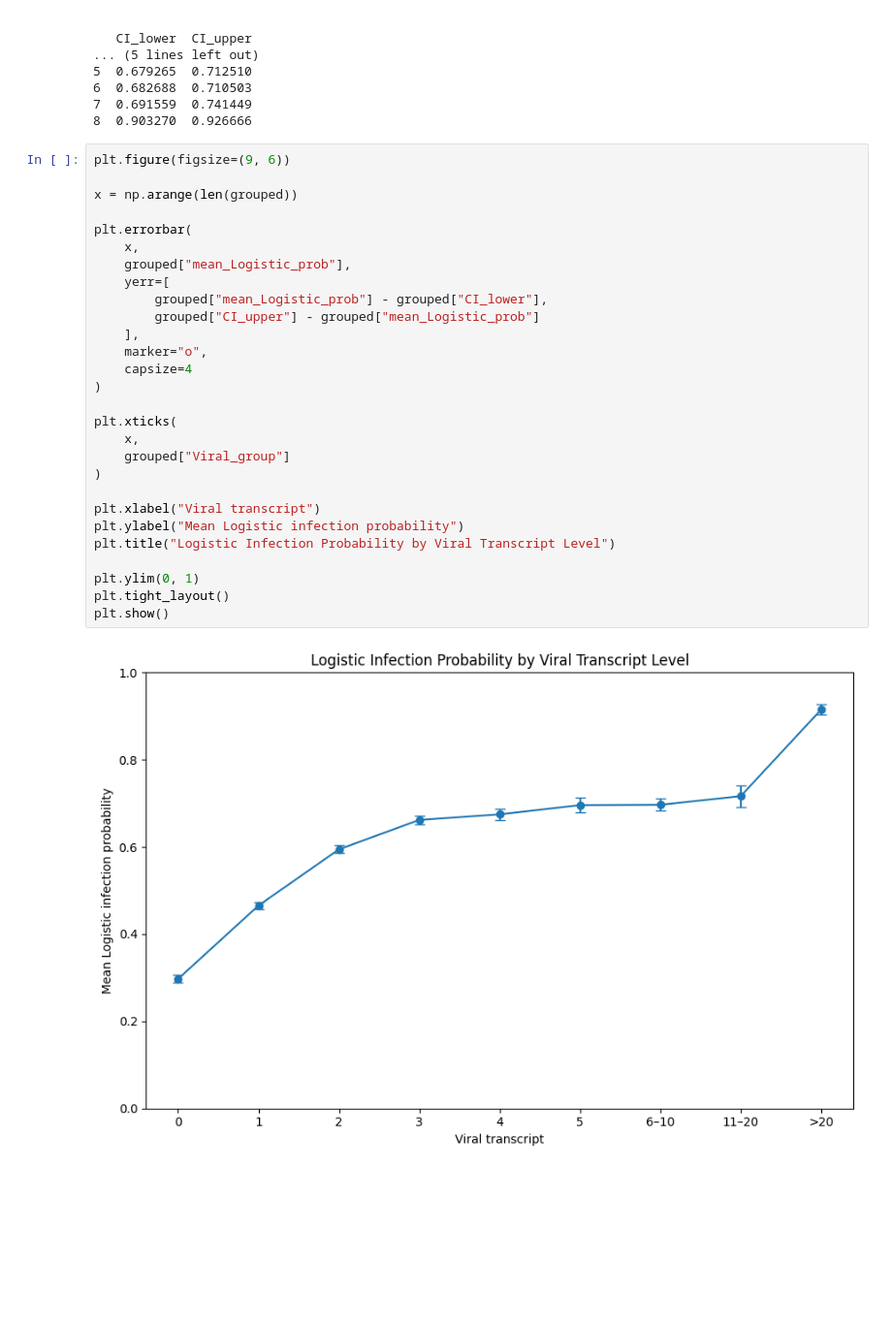
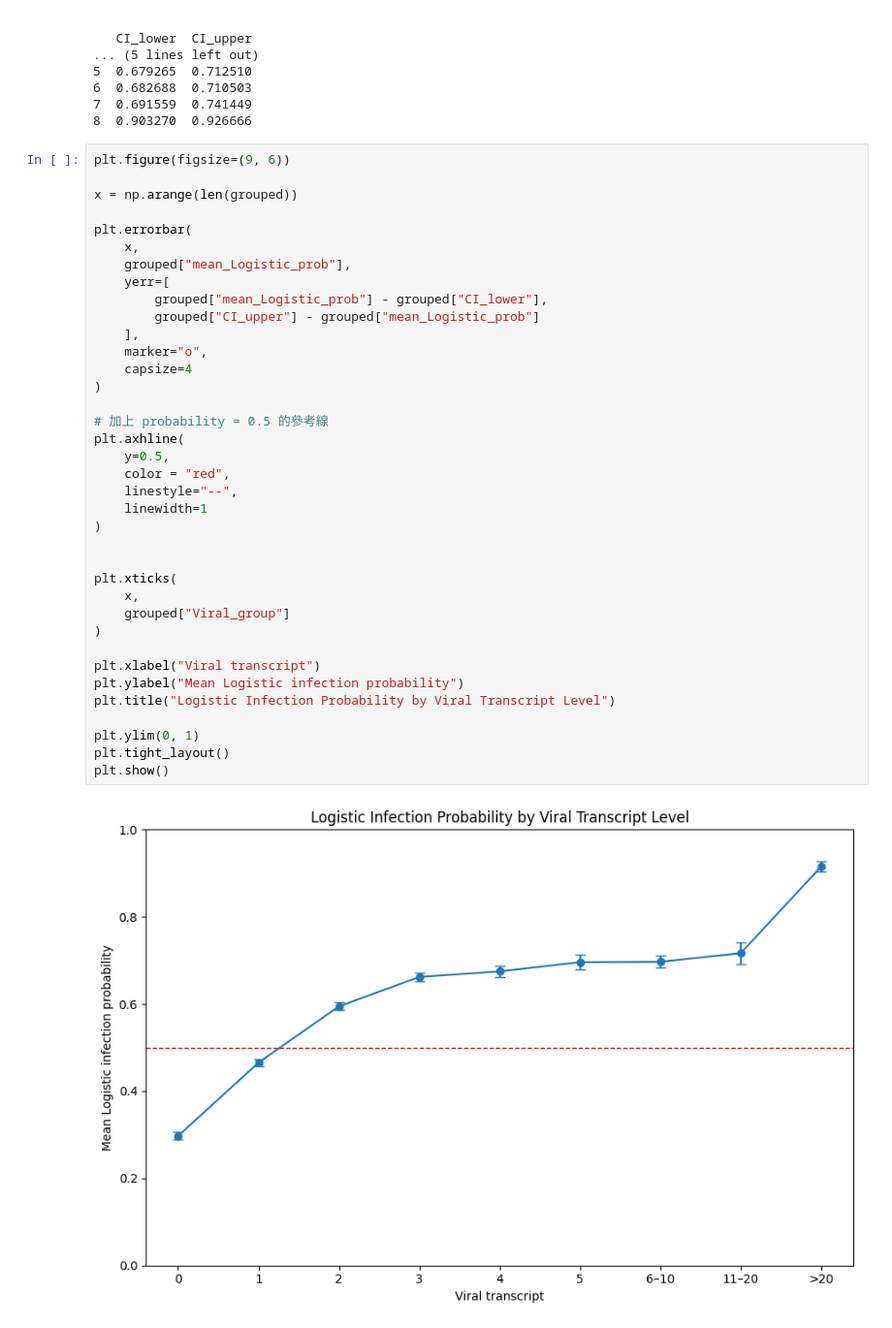
Before and after one commit to Lai-jun-yan/Academia-Sinica-internship-project, a Jupyter notebook: Aim_2/Ravindra2021.raw_count.stdprep.h5ad的細胞標籤/將mock拿掉重跑/其他機器學習模型/08_06簡報分析修正_log.ipynb, the cells around one changed output. Shown at 97% size. Cells and saved outputs as stored; diff of their text form; blank space fills up the shorter version.

```diff
--- a/Aim_2/Ravindra2021.raw_count.stdprep.h5ad的細胞標籤/將mock拿掉重跑/其他機器學習模型/08_06簡報分析修正_log.ipynb
+++ b/Aim_2/Ravindra2021.raw_count.stdprep.h5ad的細胞標籤/將mock拿掉重跑/其他機器學習模型/08_06簡報分析修正_log.ipynb
@@ -642,30 +775,39 @@ print(grouped)
 # %%
 plt.figure(figsize=(9, 6))
 
 x = np.arange(len(grouped))
 
 plt.errorbar(
     x,
     grouped["mean_Logistic_prob"],
     yerr=[
         grouped["mean_Logistic_prob"] - grouped["CI_lower"],
         grouped["CI_upper"] - grouped["mean_Logistic_prob"]
     ],
     marker="o",
     capsize=4
 )
 
+# 加上 probability = 0.5 的參考線
+plt.axhline(
+    y=0.5,
+    color = "red",
+    linestyle="--",
+    linewidth=1
+)
+
+
 plt.xticks(
     x,
     grouped["Viral_group"]
 )
 
 plt.xlabel("Viral transcript")
 plt.ylabel("Mean Logistic infection probability")
 plt.title("Logistic Infection Probability by Viral Transcript Level")
 
 plt.ylim(0, 1)
 plt.tight_layout()
 plt.show()
 # %% [output]
-[figure, old version]
+[figure, new version]
```
Also changed, not shown: parts of 4 cells of this notebook.
